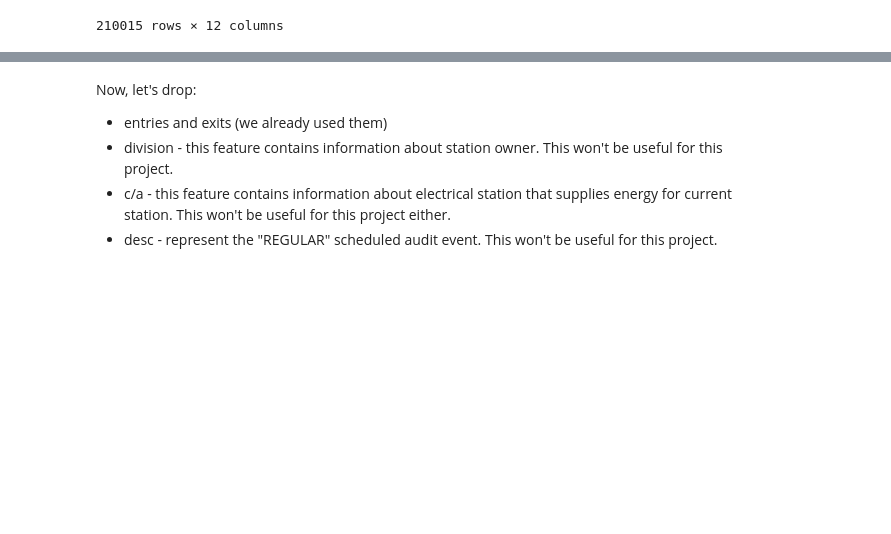
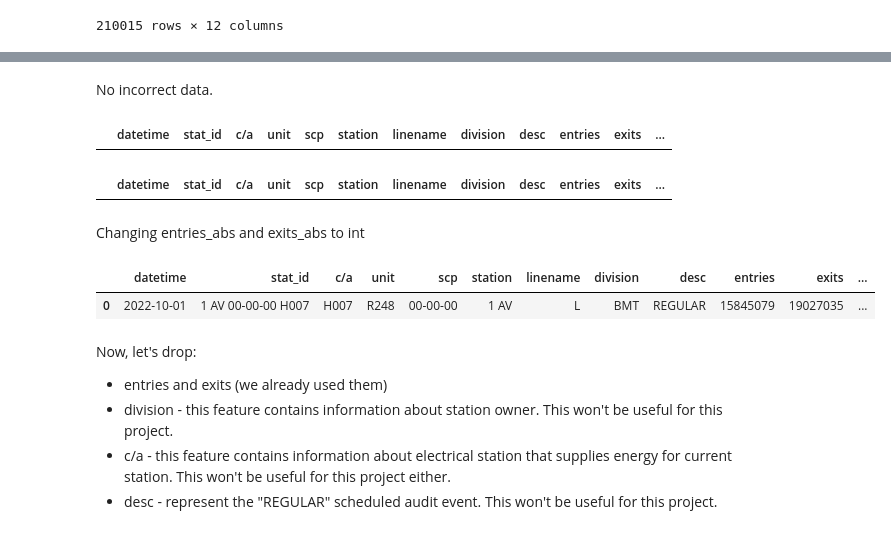
Before and after one commit to lmarett8/nyc_subway_traffic, a Jupyter notebook: notebooks/01_Download_Basic_Clean.ipynb, the cells around one changed output, grey strips where cells are left out. Cells and saved outputs as stored; diff of their text form; code cells hidden in the pictures; blank space fills up the shorter version.

```diff
--- a/notebooks/01_Download_Basic_Clean.ipynb
+++ b/notebooks/01_Download_Basic_Clean.ipynb
@@ -248,0 +290,12 @@ df
+# %% [markdown]
+No incorrect data.
+# %%
+df[df["entries_abs"]>15000]
+# %% [output]
+|  | datetime | stat_id | c/a | unit | scp | station | linename | division | desc | entries | exits | ... |
+# %%
+df[df["exits_abs"]>15000]
+# %% [output]
+|  | datetime | stat_id | c/a | unit | scp | station | linename | division | desc | entries | exits | ... |
+# %% [markdown]
+Changing entries_abs and exits_abs to int
@@ -249,3 +305,8 @@ df
+# %%
+df.head(1)
+# %% [output]
+|  | datetime | stat_id | c/a | unit | scp | station | linename | division | desc | entries | exits | ... |
+| 0 | 2022-10-01 | 1 AV 00-00-00 H007 | H007 | R248 | 00-00-00 | 1 AV | L | BMT | REGULAR | 15845079 | 19027035 | ... |
 # %% [markdown]
 Now, let's drop:
 - entries and exits (we already used them)
```
Also changed, not shown: parts of 14 cells of this notebook, 2 other files.
